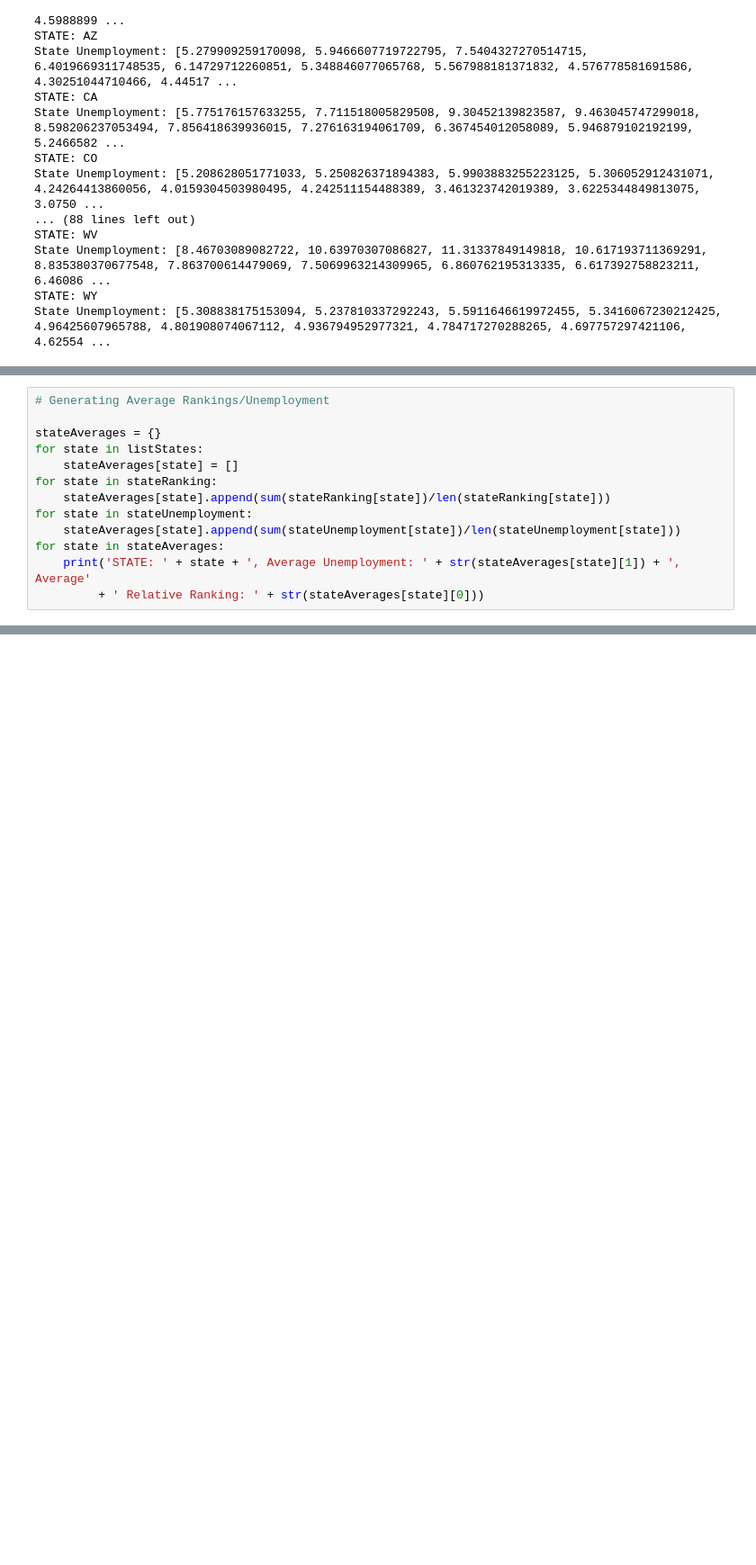
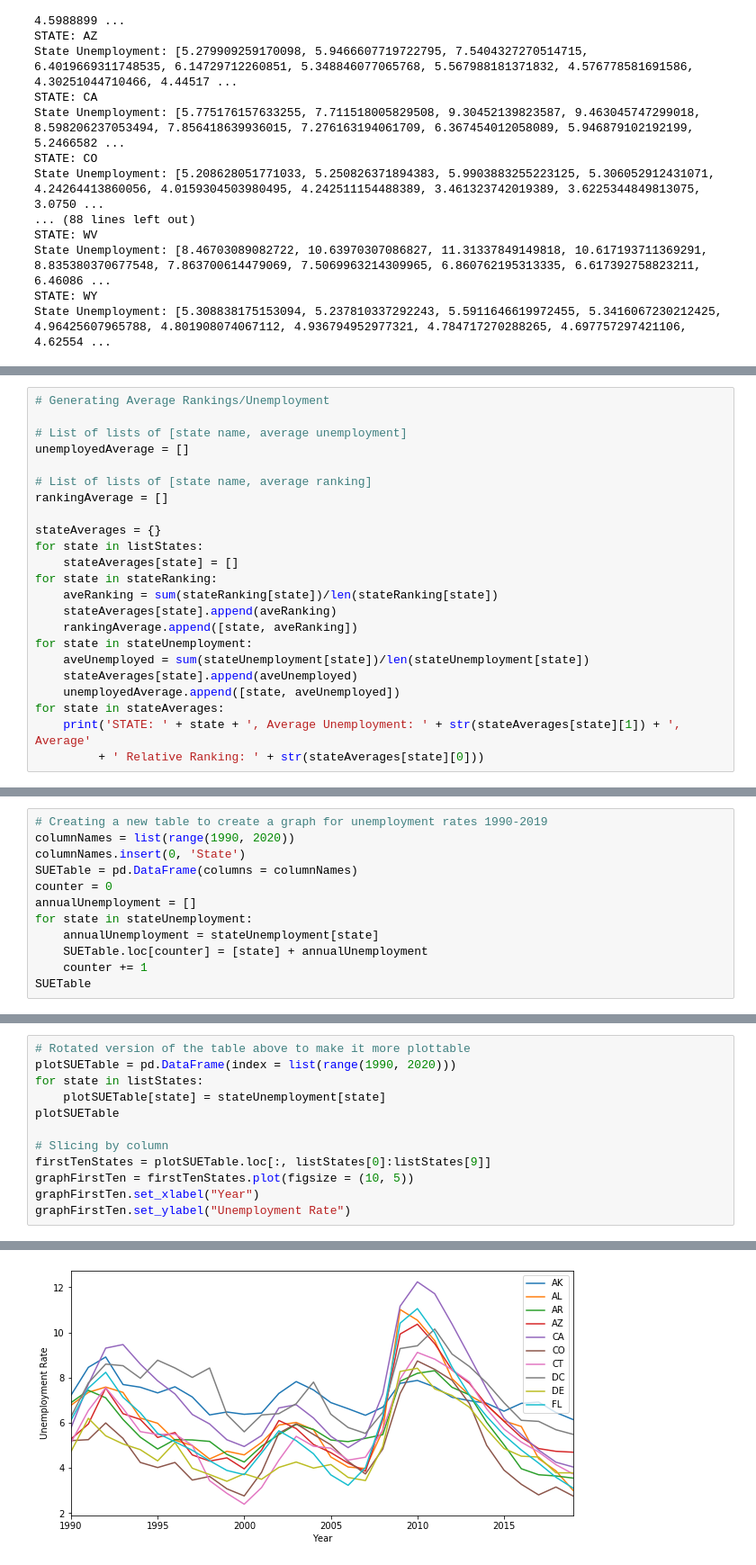
Before and after one commit to zacharyzhu2023/EmploymentData, a Jupyter notebook: Employment Data.ipynb, the cells around one changed output, grey strips where cells are left out. Shown at 90% size. Saved outputs shown, nothing was run; the diff lists cells and outputs as text; blank space fills up the shorter version.

Commit message:
Added quintiled graphs for unemployment rate over time

```diff
--- a/Employment Data.ipynb
+++ b/Employment Data.ipynb
@@ -275,14 +275,24 @@ Ranking: [24, 10, 11, 15, 17, 18, 20, 27, 36, 36, 28, 14, 7, 6, 6, 6, 6, 3, 1, 5
 "\nstateDF = stateAggregation(2007)\nsortedStates = stateDF.sort_values(by = 'Unemployment Rate (%)', ascending = True)\nsortedStates\n"
 # %%
 # Generating Average Rankings/Unemployment
+
+# List of lists of [state name, average unemployment]
+unemployedAverage = []
+
+# List of lists of [state name, average ranking]
+rankingAverage = []
 
 stateAverages = {}
 for state in listStates:
     stateAverages[state] = []
 for state in stateRanking:
-    stateAverages[state].append(sum(stateRanking[state])/len(stateRanking[state]))
+    aveRanking = sum(stateRanking[state])/len(stateRanking[state])
+    stateAverages[state].append(aveRanking)
+    rankingAverage.append([state, aveRanking])
 for state in stateUnemployment:
-    stateAverages[state].append(sum(stateUnemployment[state])/len(stateUnemployment[state]))
+    aveUnemployed = sum(stateUnemployment[state])/len(stateUnemployment[state])
+    stateAverages[state].append(aveUnemployed)
+    unemployedAverage.append([state, aveUnemployed])
 for state in stateAverages:
     print('STATE: ' + state + ', Average Unemployment: ' + str(stateAverages[state][1]) + ', Average'
          + ' Relative Ranking: ' + str(stateAverages[state][0]))
@@ -304,3 +314,15 @@ STATE: WA, Average Unemployment: 6.236150205709082, Average Relative Ranking: 37
 STATE: WI, Average Unemployment: 4.914384350545292, Average Relative Ranking: 17.5
 STATE: WV, Average Unemployment: 6.848406407818623, Average Relative Ranking: 40.13333333333333
 STATE: WY, Average Unemployment: 4.560057662137835, Average Relative Ranking: 15.433333333333334
+# %%
+# Creating a new table to create a graph for unemployment rates 1990-2019
+columnNames = list(range(1990, 2020))
+columnNames.insert(0, 'State')
+SUETable = pd.DataFrame(columns = columnNames)
+counter = 0
+annualUnemployment = []
+for state in stateUnemployment:
+    annualUnemployment = stateUnemployment[state]
+    SUETable.loc[counter] = [state] + annualUnemployment
+    counter += 1
+SUETable
@@ -306,0 +348,13 @@ STATE: WY, Average Unemployment: 4.560057662137835, Average Relative Ranking: 15
+# %%
+# Rotated version of the table above to make it more plottable
+plotSUETable = pd.DataFrame(index = list(range(1990, 2020)))
+for state in listStates:
+    plotSUETable[state] = stateUnemployment[state]
+plotSUETable
+
+# Slicing by column
+firstTenStates = plotSUETable.loc[:, listStates[0]:listStates[9]]
+graphFirstTen = firstTenStates.plot(figsize = (10, 5))
+graphFirstTen.set_xlabel("Year")
+graphFirstTen.set_ylabel("Unemployment Rate")
+# %% [output]
@@ -306,0 +362 @@ STATE: WY, Average Unemployment: 4.560057662137835, Average Relative Ranking: 15
+[figure, added]
```
Also changed, not shown: parts of 10 cells of this notebook.
